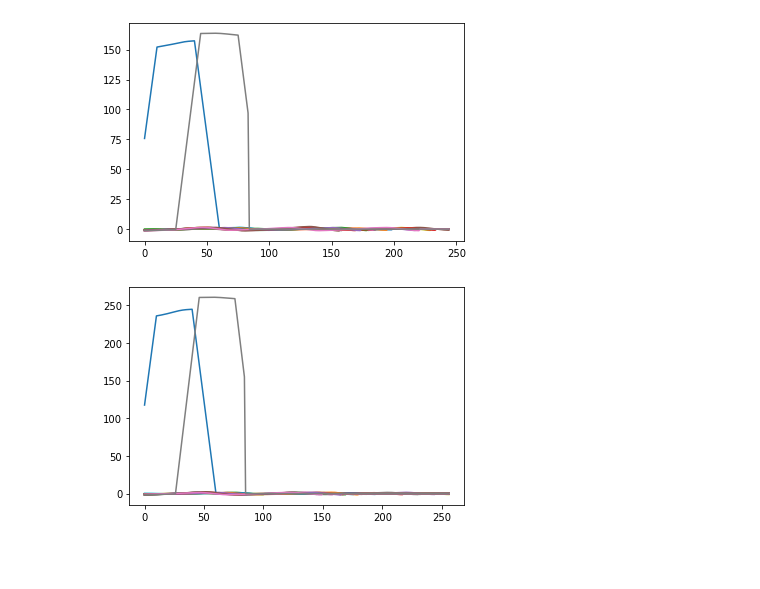
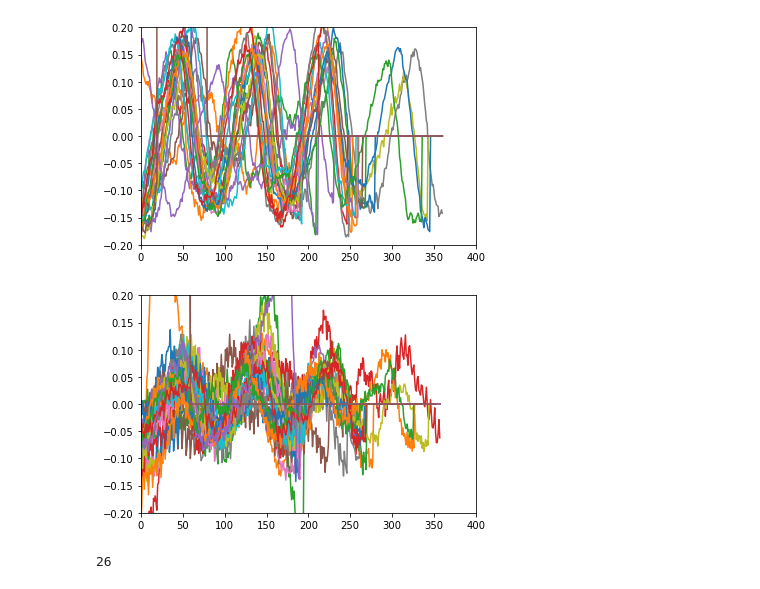
Before and after one commit to Zehao-x/diabetes_classification, a Jupyter notebook: glucose detection.ipynb, the cells around one changed output. Saved outputs shown, nothing was run; the diff lists cells and outputs as text; code cells hidden in the pictures; blank space fills up the shorter version.

```diff
--- a/glucose detection.ipynb
+++ b/glucose detection.ipynb
@@ -12,5 +14,5 @@ from scipy import signal
 # %%
-data = pd.read_csv('051622 Sample 1.txt', delimiter='\t', header=None)
+data = pd.read_csv('BL1.txt', delimiter='\t', header = None, skiprows=6)
 pv = data[1].to_numpy()
 T_s = data[0][1] - data[0][0]
 timestamp = np.arange(start = 0, stop = len(pv)*T_s, step = T_s)
@@ -20,3 +22,5 @@ timestamp -= timestamp[0]
 f_s = 1/T_s
 increment_s = 0.01
 timestamp_ds = np.arange(0, timestamp[-1], increment_s)
+plt.plot(pv)
+plt.xlim(0,40)
@@ -31,12 +38,13 @@ def det_sea(sig, window_length_sa=20, period=100):
     return sig_den
 
 # red
-red_offset_s = 0.001
+# notice: the value for red_offset_s and nir_offset would be changing depending on input data
+red_offset_s = 0.011
 red = pv[int(red_offset_s*f_s):-1:int(increment_s*f_s)]
 red_den = det_sea(red)
 
 # nir
-nir_offset_s = 0.006
+nir_offset_s = 0.06
 nir = pv[int(nir_offset_s*f_s):-1:int(increment_s*f_s)]
 decompose_series = seasonal_decompose(nir, model='additive',period=100)
 nir_den = det_sea(nir)
@@ -43,9 +65,11 @@ nir_den = det_sea(nir)
 # %%
-peaks_red, _ = find_peaks(-red_den, distance=100)
-peaks_nir, _ = find_peaks(-nir_den, distance=100)
+peaks_red, _ = find_peaks(-red_den, distance=190)
+peaks_nir, _ = find_peaks(-nir_den, distance=190)
 adj_peaks_red = np.concatenate(([0],
                                 np.sort(np.row_stack([peaks_red, peaks_red+1]).flatten()),
                                 [timestamp_ds[-1]/0.01])).reshape(-1,2).astype(int)
 adj_peaks_nir = np.concatenate(([0],
                                 np.sort(np.row_stack([peaks_nir, peaks_nir+1]).flatten()),
                                 [timestamp_ds[-1]/0.01])).reshape(-1,2).astype(int)
+
+len(adj_peaks_red)
@@ -77,16 +110,22 @@ slices_nir = np.array(slices_nir)
 # %%
 #plot for slices_red
 for i in range(n_slices_red):
     plt.plot(slices_red[i])
-#plt.ylim(-2,2)
+plt.ylim(-0.2,0.2)
+plt.xlim(0,400)
 plt.show()
 
 #plot for slices_nir
 for i in range(n_slices_nir):
     plt.plot(slices_nir[i])
-#plt.ylim(-2,2)
+plt.ylim(-0.2,0.2)
+plt.xlim(0,400)
 plt.show()
+
+#we obbserve there two outliers lines in each red and nir plot, and we are going to remove them in the next section.
+len(slices_red)
 # %% [output]
-[figure, old version]
+[figure, new version]
-[figure, old version]
+[figure, new version]
+26
 # %%
```
Also changed, not shown: parts of 14 cells of this notebook.
